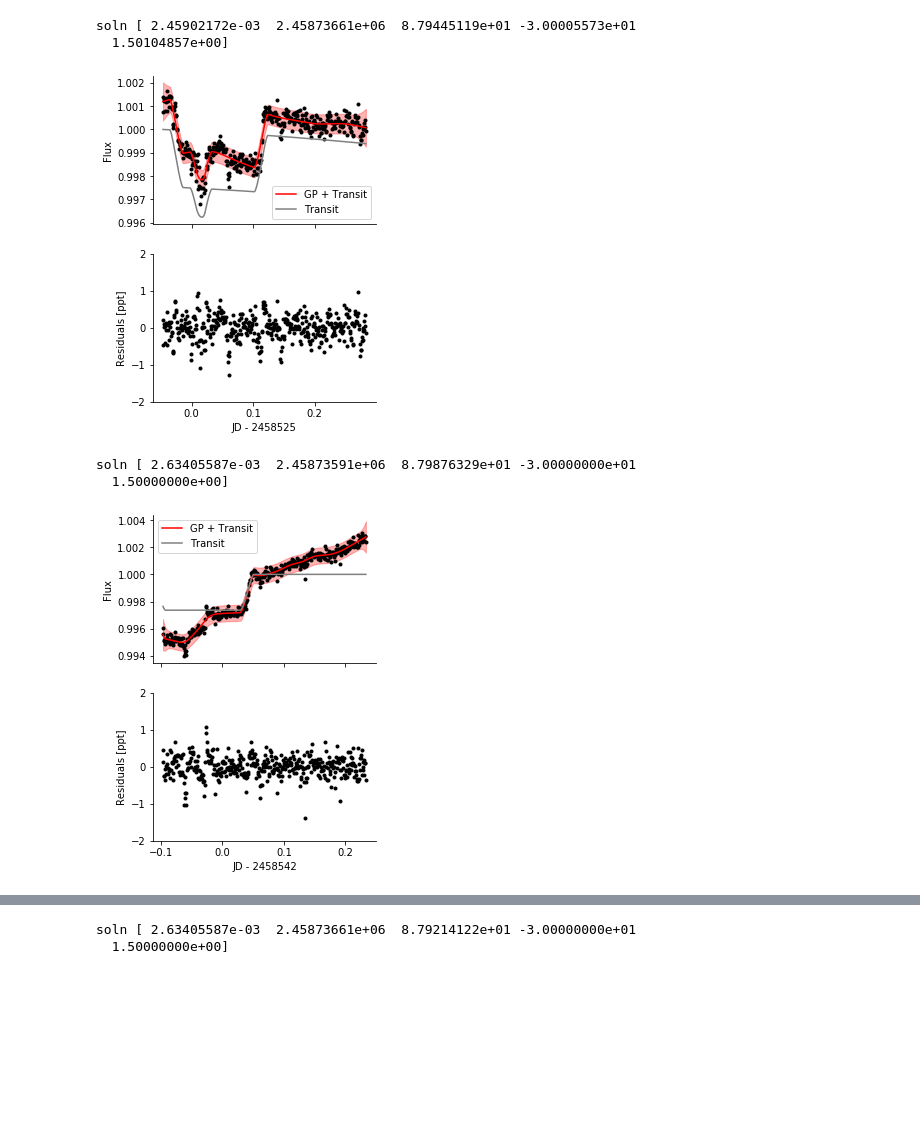
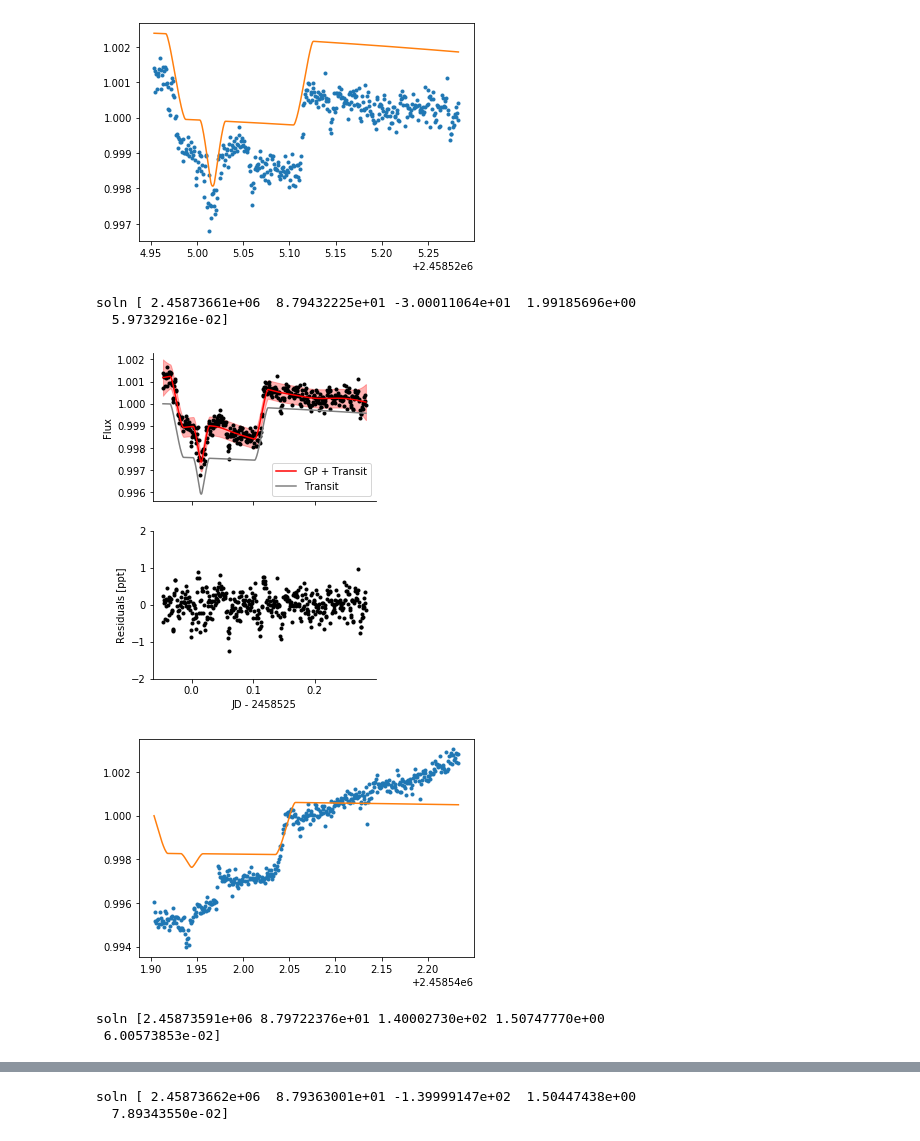
Before and after one commit to bmorris3/aumic_spitzer, a Jupyter notebook: init_analysis.ipynb, the cells around one changed output, grey strips where cells are left out. Cells and saved outputs as stored; diff of their text form; code cells hidden in the pictures; blank space fills up the shorter version.

Commit message:
Three-spot model

```diff
--- a/init_analysis.ipynb
+++ b/init_analysis.ipynb
@@ -79,16 +79,16 @@ class MeanModel(modeling.Model):
                             ).light_curve(trial_p)
 
 class MeanModelSpots(modeling.Model):
-    parameter_names = ("depth", "t0", "inc", "lon", "contrast")
+    parameter_names = ("t0", "inc", "lon", "contrast", "rad") # "depth",
 
     def get_value(self, t):
         trial_p = deepcopy(p)
-        trial_p.rp = self.depth**0.5
+#         trial_p.rp = self.depth**0.5
         trial_p.t0 = self.t0
         trial_p.inc = self.inc
         lon = [[self.lon]] * u.deg
         lat = [[-55]] * u.deg
-        rad = np.array([[0.1]])
+        rad = np.array([[self.rad]])
         star = Star(spot_contrast=self.contrast, u_ld=[0, 0],
                     rotation_period=4.865)
         return star.light_curve(lon, lat, rad, inc_stellar,
@@ -100,25 +100,31 @@ lcs = []
 log_rhos = [2.5, 1.5, 1]
 t0_offsets = [0, -0.7, 0]
 locs = ['lower right', 'upper left', 'upper left']
-contrasts = [1.5, 1.5, 1.5]
+contrasts = [2, 1.5, 1.5]
+init_lons = [-30, 140, -140]
+init_rads = [0.066, 0.05, 0.05]
 
 for i, lc_path in enumerate(lc_paths):
     lc = LightCurve.from_csv(lc_path)
     lcs.append(lc)
 
-    bounds = dict(depth=[0.9 * init_depth, 1.1 * init_depth],
-                  t0=[init_t0 - 0.05 + t0_offsets[i], init_t0 + 0.05 + t0_offsets[i]],
+    bounds = dict(t0=[init_t0 - 0.05 + t0_offsets[i],
+                      init_t0 + 0.05 + t0_offsets[i]],
                   inc=[87.5, 88.9],
                   contrast=[1, 10],
-                  lon=[-90, 90])
+                  lon=[-180, 180],
+                  rad=[0, 0.2])
+                  #depth=[0.9 * init_depth, 1.1 * init_depth],
 
     gp = GP(terms.Matern32Term(log_sigma=1, log_rho=log_rhos[i]),
 #             mean=MeanModel(depth=init_depth, t0=init_t0 + t0_offsets[i], inc=init_inc,
 #                            bounds=bounds),
-            mean=MeanModelSpots(depth=init_depth, t0=init_t0 + t0_offsets[i],
-                                inc=init_inc, lon=init_lon,
+            mean=MeanModelSpots(t0=init_t0 + t0_offsets[i],
+                                inc=init_inc, lon=init_lons[i],
                                 contrast=contrasts[i],
+                                rad=init_rads[i],
                                 bounds=bounds),
+                                #depth=init_depth,
             fit_mean=True)
     gp.kernel.freeze_parameter('log_sigma')
     gp.kernel.freeze_parameter('log_rho')
@@ -126,9 +132,9 @@ for i, lc_path in enumerate(lc_paths):
     gp.compute(lc.time.jd, lc.err)
 
     # Plot initial model
-#     plt.plot(lc.time.jd, lc.flux, '.')
-#     plt.plot(lc.time.jd, gp.mean.get_value(lc.time.jd))
-#     plt.show()
+    plt.plot(lc.time.jd, lc.flux, '.')
+    plt.plot(lc.time.jd, gp.mean.get_value(lc.time.jd))
+    plt.show()
 
 
     # Define a cost function
@@ -151,37 +157,38 @@ for i, lc_path in enumerate(lc_paths):
     model, var = gp.predict(lc.flux, return_var=True)
     std = np.sqrt(var)
 
     fig, ax = plt.subplots(2, 1, figsize=(4, 6), sharex=True)
 
     bjd_offset = int(lc.time.jd.mean())
     ax[0].plot(lc.time.jd - bjd_offset, lc.flux, '.', color='k')
 
     ax[0].plot(lc.time.jd - bjd_offset, model,
                color='r', label='GP + Transit')
     ax[0].fill_between(lc.time.jd - bjd_offset,
                        model - std, model + std,
                        color='r', alpha=0.3, zorder=-10)
 
     ax[0].plot(lc.time.jd - bjd_offset, soln_transit / soln_transit.max(),
                color='gray', label='Transit')
 
-    ax[1].plot(lc.time.jd - bjd_offset, (lc.flux - model) * 1e3, 'k.')
+    ax[1].plot(lc.time.jd - bjd_offset, 1e3 * (lc.flux - model), 'k.')
 
     ax[1].set(xlabel=f"JD - {bjd_offset:d}", ylabel='Residuals [ppt]')
     ax[0].legend(loc=locs[i])
     ax[0].set_ylabel('Flux')
 
     for axis in ax:
         for sp in ['right', 'top']:
             axis.spines[sp].set_visible(False)
     ax[1].set_ylim([-2, 2])
 
     fig.savefig(f'plots/lc_{i}.pdf', bbox_inches='tight')
     plt.show()
 # %% [output]
+[figure, new version]
-soln [ 2.45902172e-03  2.45873661e+06  8.79445119e+01 -3.00005573e+01
-  1.50104857e+00]
+soln [ 2.45873661e+06  8.79432225e+01 -3.00011064e+01  1.99185696e+00
+  5.97329216e-02]
-[figure, old version]
+[figure, new version]
+[figure, new version]
-soln [ 2.63405587e-03  2.45873591e+06  8.79876329e+01 -3.00000000e+01
-  1.50000000e+00]
+soln [2.45873591e+06 8.79722376e+01 1.40002730e+02 1.50747770e+00
+ 6.00573853e-02]
-[figure, old version]
@@ -188,2 +197,2 @@ soln [ 2.63405587e-03  2.45873591e+06  8.79876329e+01 -3.00000000e+01
-soln [ 2.63405587e-03  2.45873661e+06  8.79214122e+01 -3.00000000e+01
-  1.50000000e+00]
+soln [ 2.45873662e+06  8.79363001e+01 -1.39999147e+02  1.50447438e+00
+  7.89343550e-02]
```
Also changed, not shown: parts of 3 cells of this notebook.
